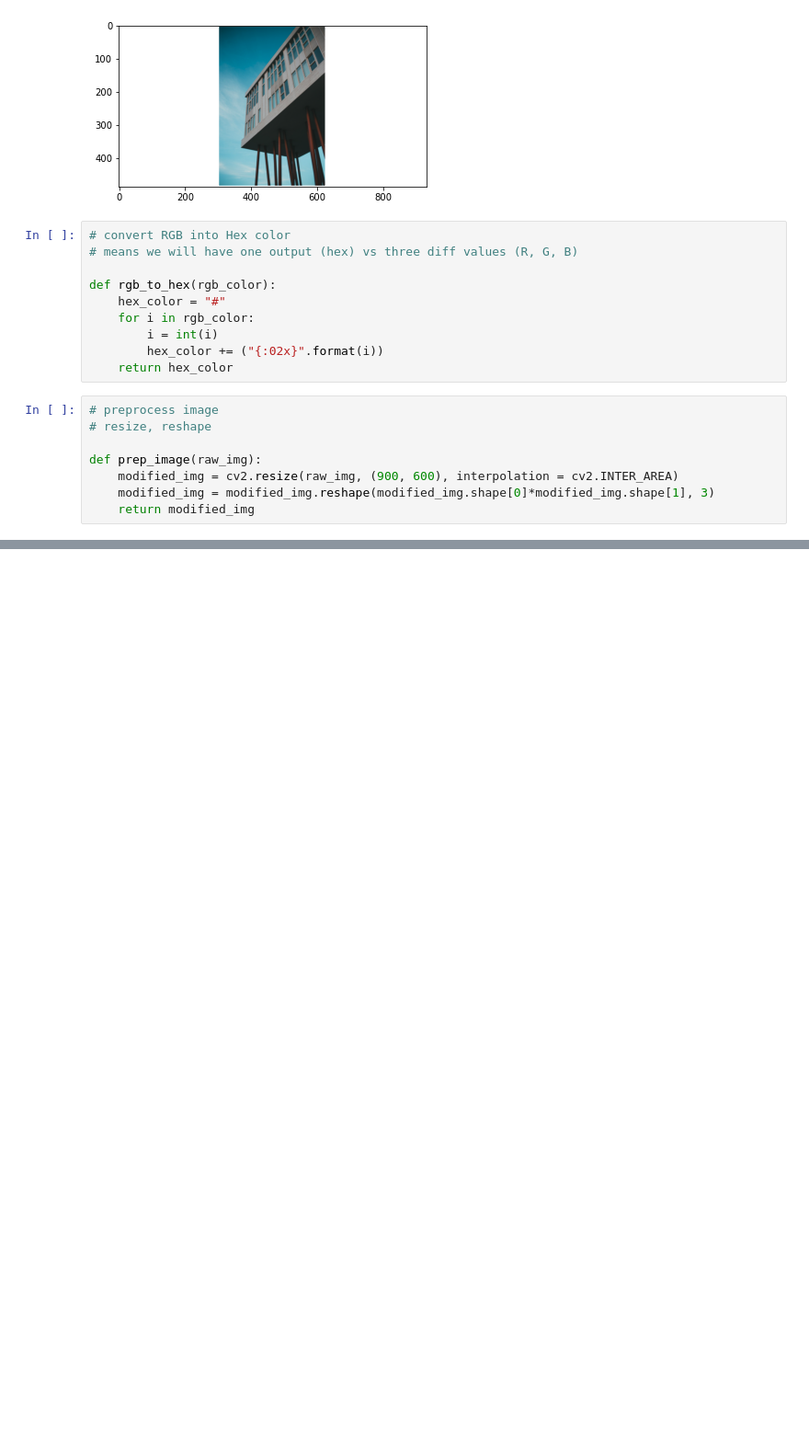
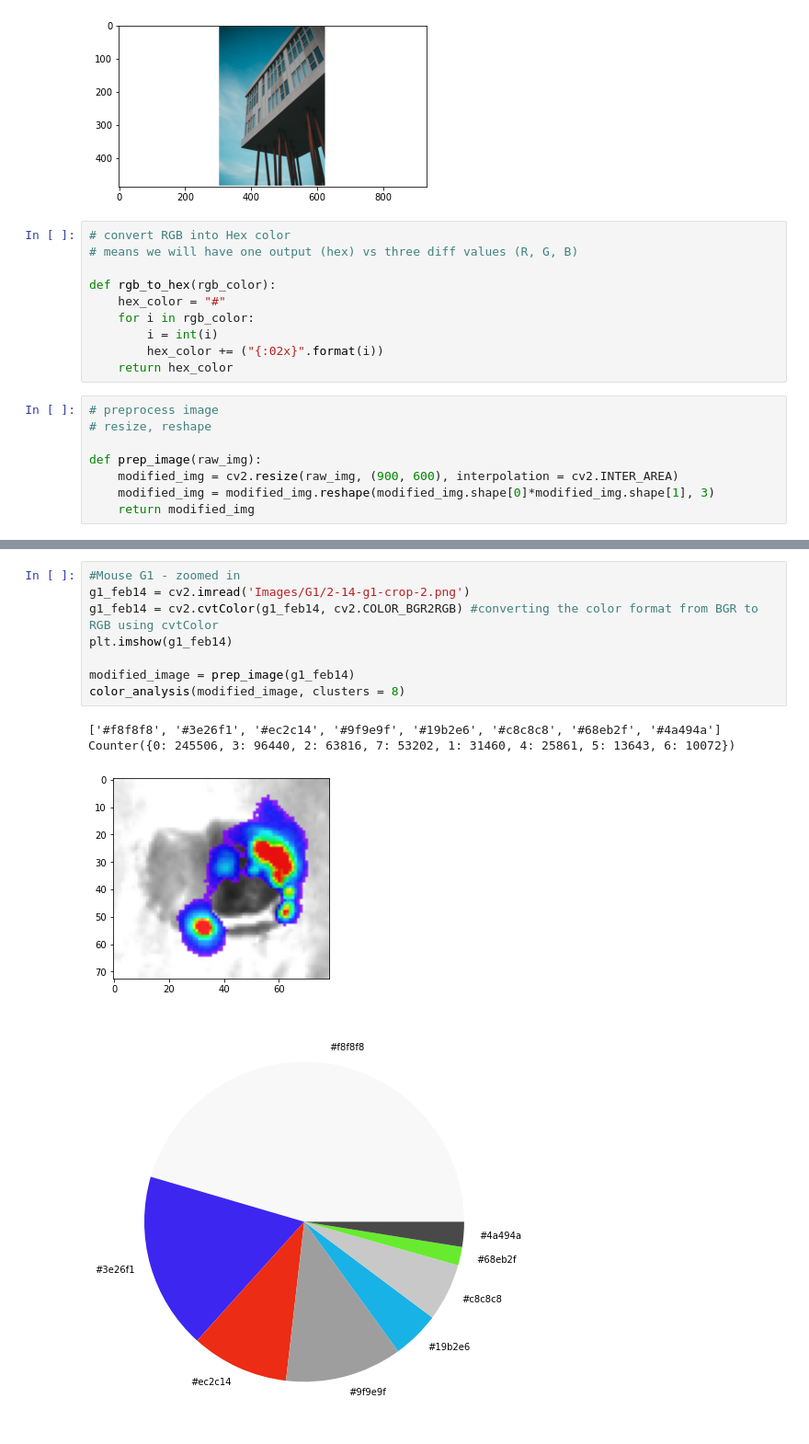
Before and after one commit to maggiejakus/Codecademy, a Jupyter notebook: G and H Color Analysis/Color Analyzer.ipynb, the cells around one changed output, grey strips where cells are left out. Shown at 92% size. Saved outputs shown, nothing was run; the diff lists cells and outputs as text; blank space fills up the shorter version.

```diff
--- a/G and H Color Analysis/Color Analyzer.ipynb
+++ b/G and H Color Analysis/Color Analyzer.ipynb
@@ -57,0 +85,13 @@ color_analysis(modified_image)
+# %%
+#Mouse G1 - zoomed in
+g1_feb14 = cv2.imread('Images/G1/2-14-g1-crop-2.png')
+g1_feb14 = cv2.cvtColor(g1_feb14, cv2.COLOR_BGR2RGB) #converting the color format from BGR to RGB using cvtColor
+plt.imshow(g1_feb14)
+
+modified_image = prep_image(g1_feb14)
+color_analysis(modified_image, clusters = 8)
+# %% [output]
+['#f8f8f8', '#3e26f1', '#ec2c14', '#9f9e9f', '#19b2e6', '#c8c8c8', '#68eb2f', '#4a494a']
+Counter({0: 245506, 3: 96440, 2: 63816, 7: 53202, 1: 31460, 4: 25861, 5: 13643, 6: 10072})
+[figure, added]
+[figure, added]
```
Also changed, not shown: parts of 12 cells of this notebook, 18 other files.
